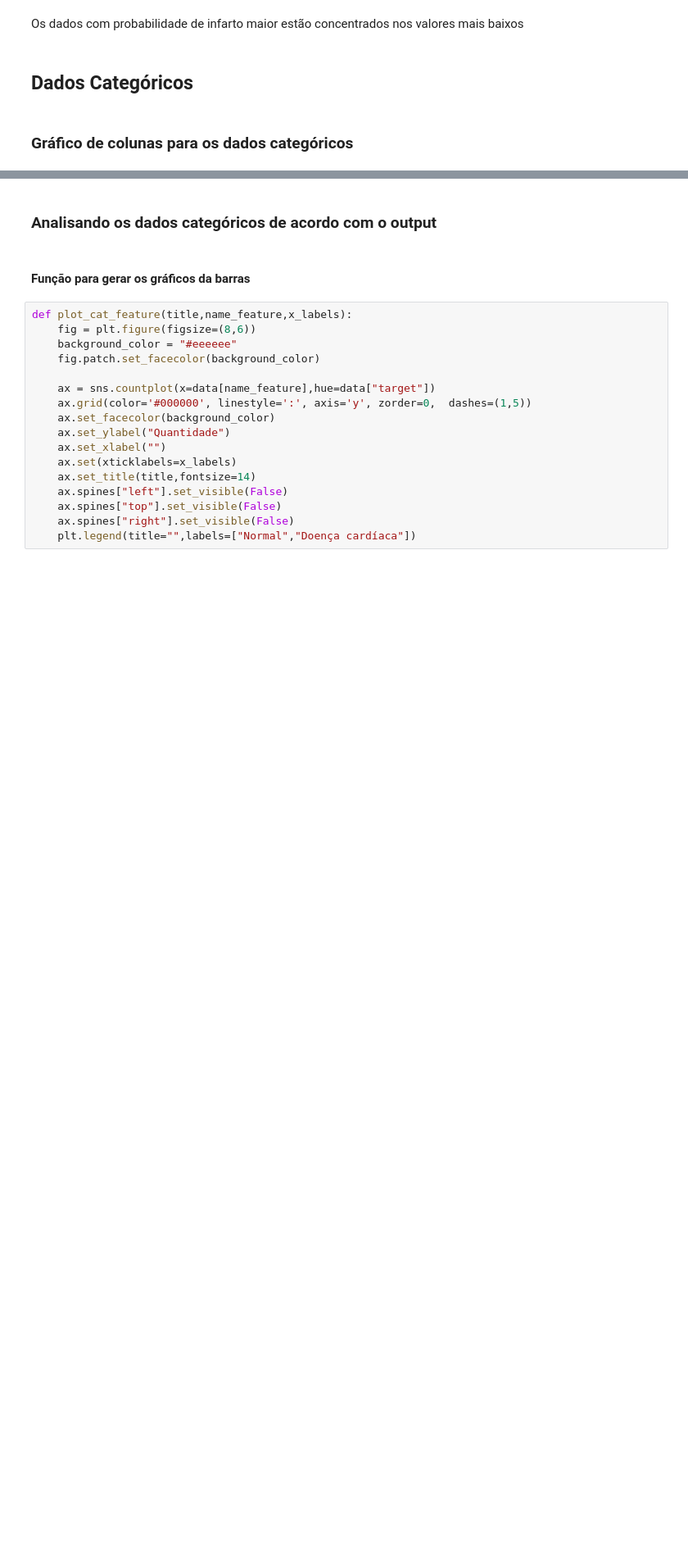
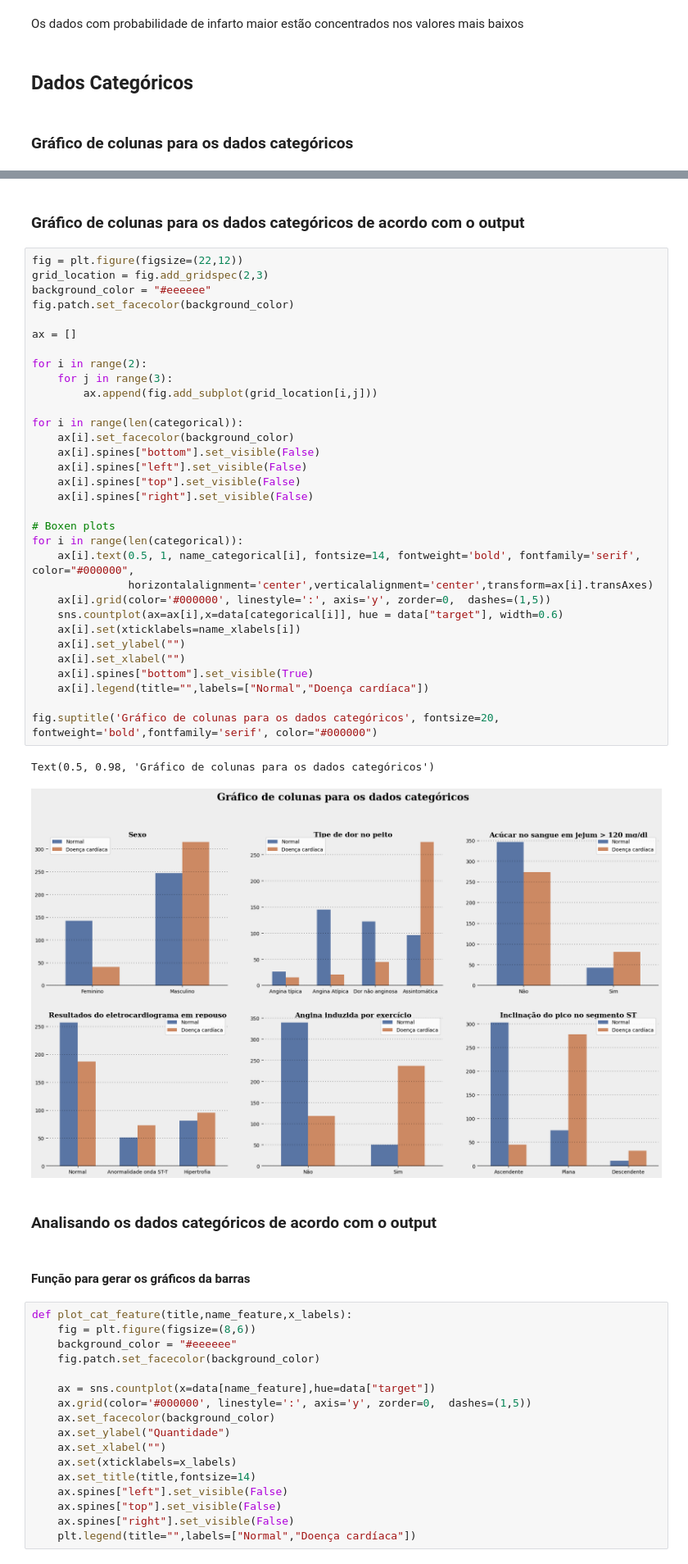
Before and after one commit to rafa-rm/TFG-Rafael, a Jupyter notebook: Analise_Exploratoria_TFG_rafael(1).ipynb, the cells around one changed output, grey strips where cells are left out. Shown at 82% size. Saved outputs shown, nothing was run; the diff lists cells and outputs as text; blank space fills up the shorter version.

```diff
--- a/Analise_Exploratoria_TFG_rafael(1).ipynb
+++ b/Analise_Exploratoria_TFG_rafael(1).ipynb
@@ -413,3 +417,40 @@ Text(0.5, 0.98, 'Gráfico de colunas para os dados categóricos')
+# %% [markdown]
+### Gráfico de colunas para os dados categóricos de acordo com o output
+# %%
+fig = plt.figure(figsize=(22,12))
+grid_location = fig.add_gridspec(2,3)
+background_color = "#eeeeee"
+fig.patch.set_facecolor(background_color)
+
+ax = []
+
+for i in range(2):
+    for j in range(3):
+        ax.append(fig.add_subplot(grid_location[i,j]))
+
+for i in range(len(categorical)):
+    ax[i].set_facecolor(background_color)
+    ax[i].spines["bottom"].set_visible(False)
+    ax[i].spines["left"].set_visible(False)
+    ax[i].spines["top"].set_visible(False)
+    ax[i].spines["right"].set_visible(False)
+
+# Boxen plots
+for i in range(len(categorical)):
+    ax[i].text(0.5, 1, name_categorical[i], fontsize=14, fontweight='bold', fontfamily='serif', color="#000000",
+               horizontalalignment='center',verticalalignment='center',transform=ax[i].transAxes)
+    ax[i].grid(color='#000000', linestyle=':', axis='y', zorder=0,  dashes=(1,5))
+    sns.countplot(ax=ax[i],x=data[categorical[i]], hue = data["target"], width=0.6)
+    ax[i].set(xticklabels=name_xlabels[i])
+    ax[i].set_ylabel("")
+    ax[i].set_xlabel("")
+    ax[i].spines["bottom"].set_visible(True)
+    ax[i].legend(title="",labels=["Normal","Doença cardíaca"])
+
+fig.suptitle('Gráfico de colunas para os dados categóricos', fontsize=20, fontweight='bold',fontfamily='serif', color="#000000")
+# %% [output]
+Text(0.5, 0.98, 'Gráfico de colunas para os dados categóricos')
+[figure, added]
 # %% [markdown]
 ### Analisando os dados categóricos de acordo com o output
 # %% [markdown]
```
Also changed, not shown: parts of 25 cells of this notebook, 2 other files.
